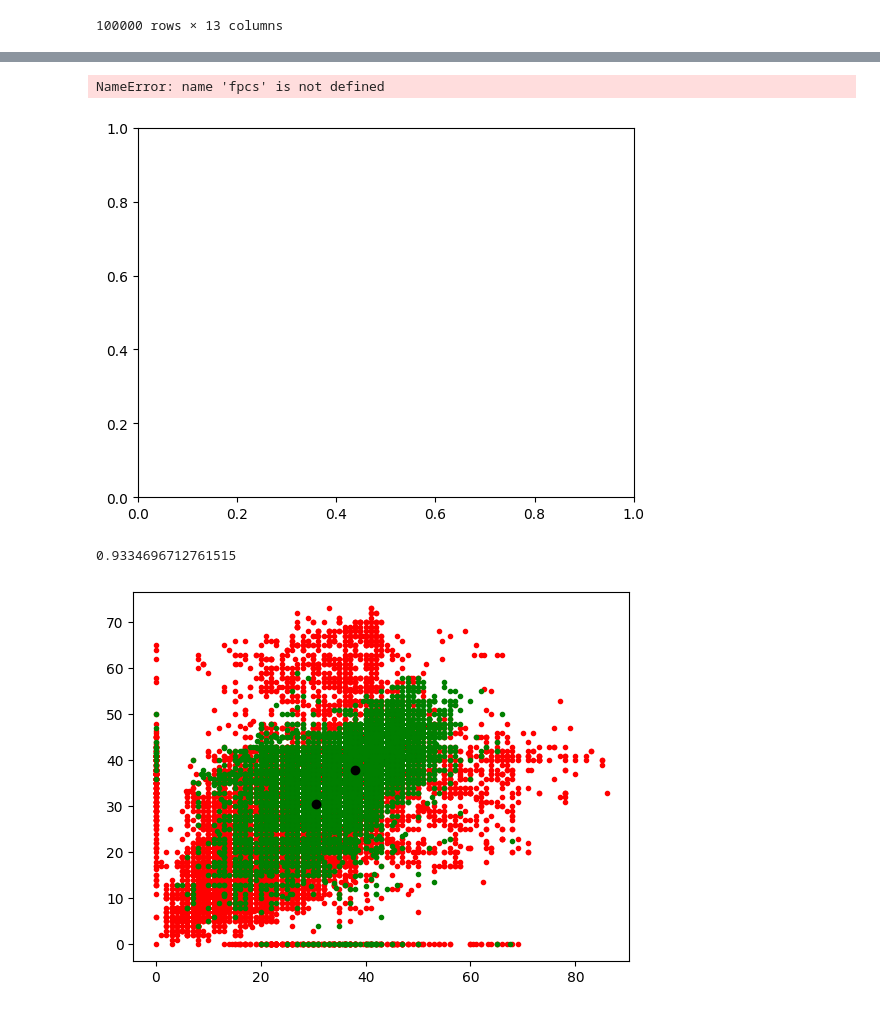
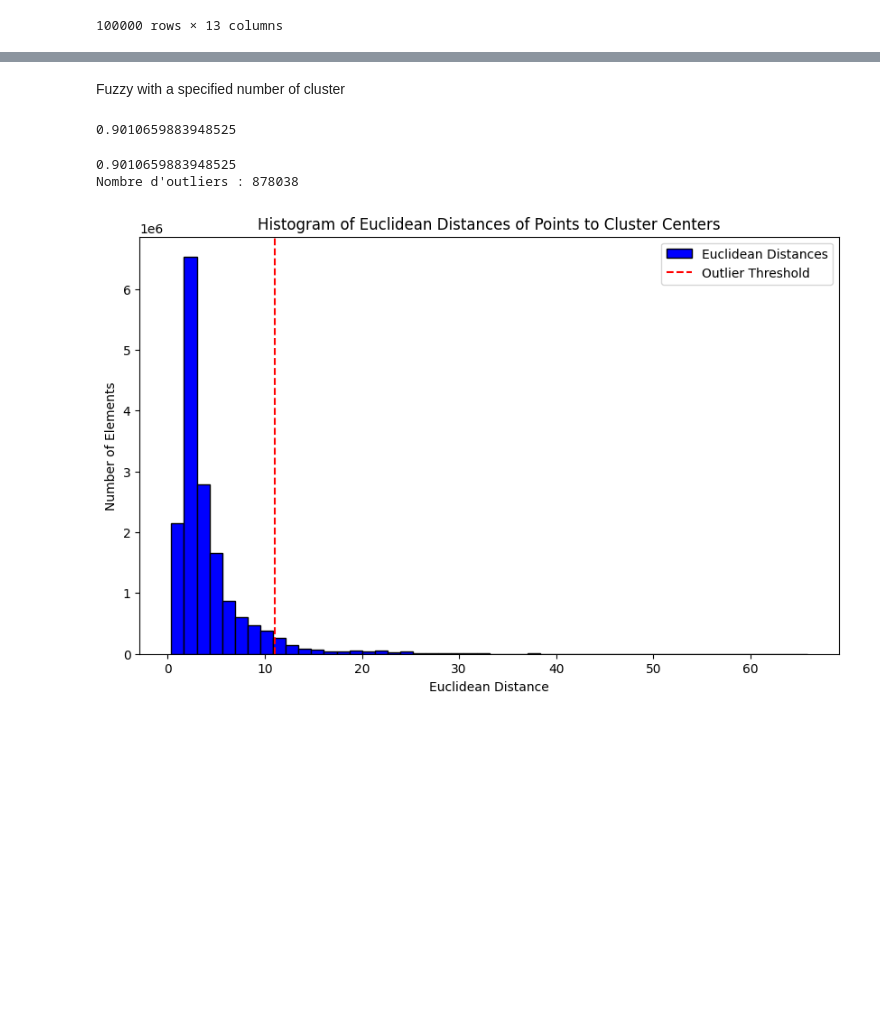
Before and after one commit to koadegno/data-minig-project, a Jupyter notebook: Fuzzy.ipynb, the cells around one changed output, grey strips where cells are left out. Cells and saved outputs as stored; diff of their text form; code cells hidden in the pictures; blank space fills up the shorter version.

Commit message:
Add fuzzy outliers with distance

```diff
--- a/Fuzzy.ipynb
+++ b/Fuzzy.ipynb
@@ -137,36 +174,55 @@ fig1.tight_layout()
-# %%
-fig2, ax2 = plt.subplots()
-ax2.plot(np.r_[2:11], fpcs)
-ax2.set_xlabel("Number of centers")
-ax2.set_ylabel("Fuzzy partition coefficient")
-# %% [output]
-NameError: name 'fpcs' is not defined
-[figure, removed]
+# %% [markdown]
+Fuzzy with a specified number of cluster
 # %%
 # Parameters of Fuzzy C-means
-n_clusters = 2
+n_clusters = 4
 m = 2
 error_threshold = 0.005
 
 # Execution of Fuzzy C-means
 centers, u, _, _, _, _, fpc = fuzz.cluster.cmeans(
-    X.T, n_clusters, m, error=error_threshold, maxiter=1000, init=None
+    scale(X).T, n_clusters, m, error=error_threshold, maxiter=1000, init=None, seed=3
 )
 
 fpc
 # %% [output]
-0.9334696712761515
+0.9010659883948525
-# %%
-cluster_membership = np.argmax(u, axis=0)
-
-colors = ["r.", "g.", "b."]
-for i in range(n_clusters):
-    plt.plot(X[cluster_membership == i, 0], X[cluster_membership == i, 1], colors[i])
-
-# centers of cluster
-for j in range(n_clusters):
-    plt.plot(centers[j, 0], centers[j, 1], "ko")
-
-plt.show()
-# %% [output]
-[figure, removed]
+# %%
+# Définir les paramètres Fuzzy C-means
+n_clusters = 4
+fuzziness = 2
+data_T = scale(X).T
+
+# Appliquer le clustering Fuzzy C-means
+cntr, u, u0, d, jm, p, fpc = fuzz.cluster.cmeans(
+    data_T, n_clusters, fuzziness, error=0.005, maxiter=1000, init=None, seed=3
+)
+
+print(fpc)
+
+# Calculer les valeurs d'appartenance pour chaque point de données
+membership_values = np.argmax(u, axis=0)
+
+cntr_T = cntr.T
+
+distances = np.linalg.norm(data_T - cntr_T[:, membership_values], axis=0)
+
+
+# Sauvegarder le DataFrame avec la colonne marquant les outliers
+#df.to_csv('votre_fichier_marque_outliers.csv', index=False)
+# %% [output]
+0.9010659883948525
+Nombre d'outliers : 878038
+# %%
+outlier_distance_threshold = 11
+# Create a histogram of Euclidean distances
+plt.figure(figsize=(10, 6))
+plt.hist(distances, bins=50, color='b', edgecolor='black', label='Euclidean Distances')
+plt.axvline(x=outlier_distance_threshold, color='r', linestyle='--', label='Outlier Threshold')
+plt.title('Histogram of Euclidean Distances of Points to Cluster Centers')
+plt.xlabel('Euclidean Distance')
+plt.ylabel('Number of Elements')
+plt.legend()
+plt.show()
+# %% [output]
+[figure, added]
```
Also changed, not shown: parts of 27 cells of this notebook.
